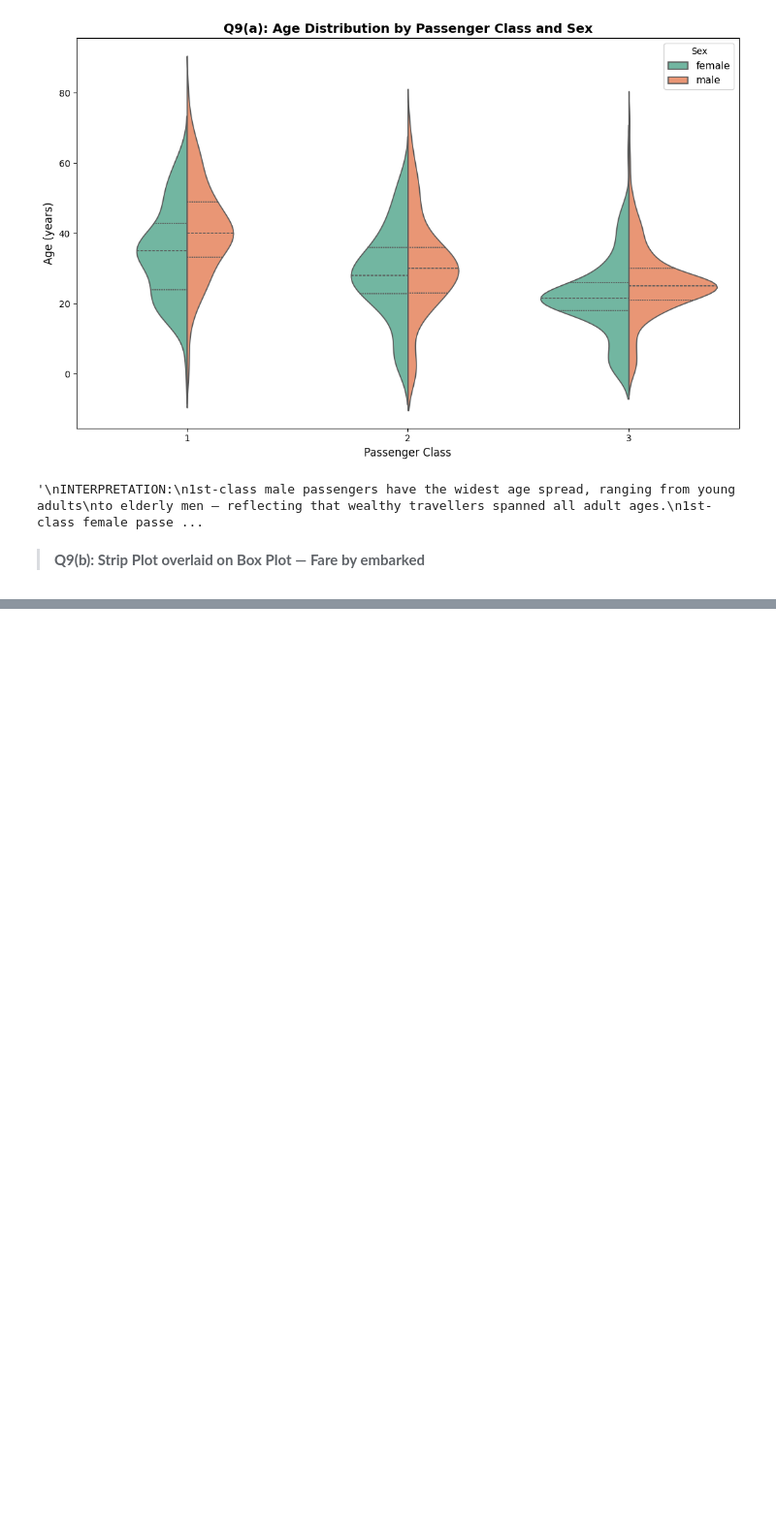
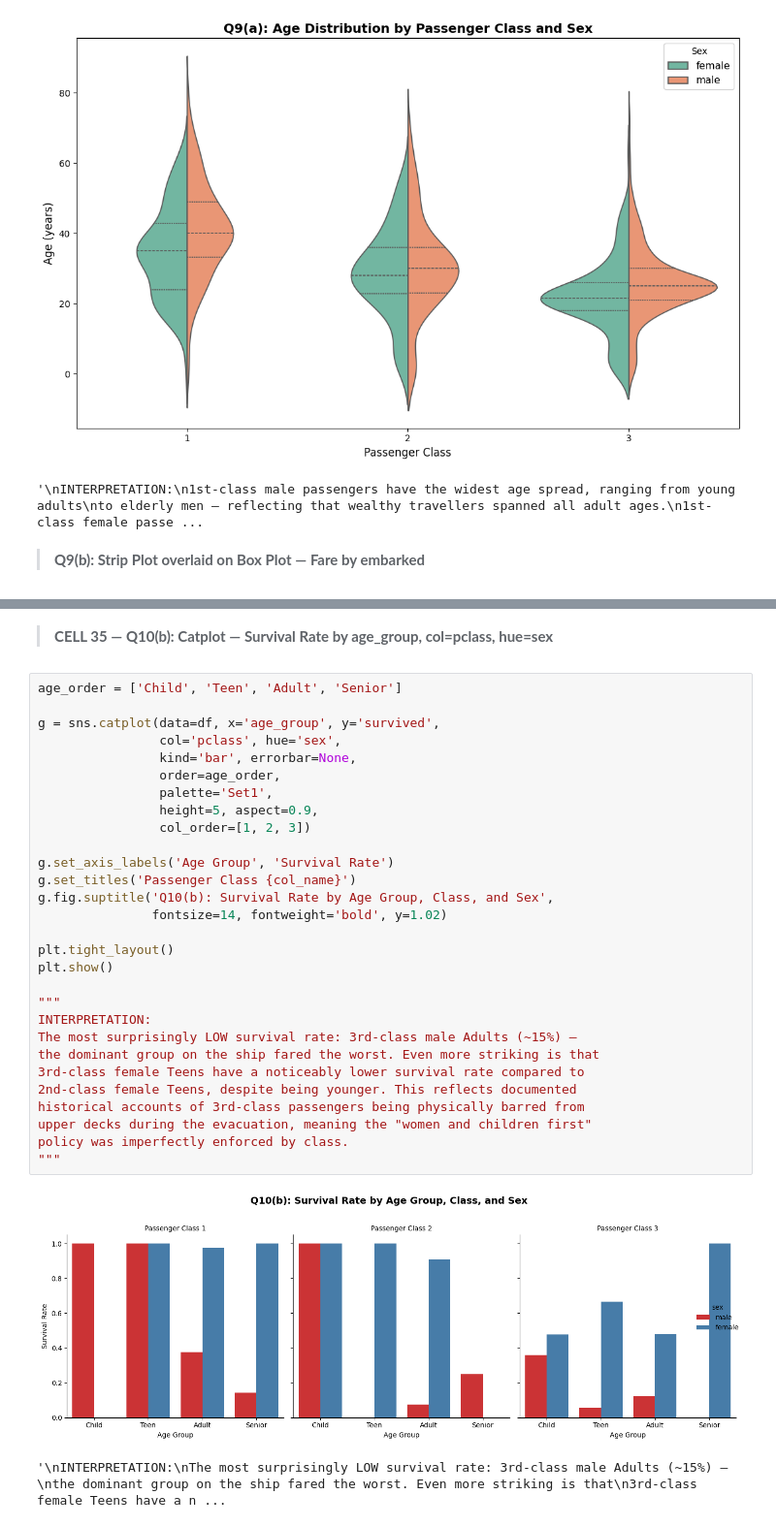
Before and after one commit to MuhammadAhmad1078/Titanic-Dataset-Exploratory-Analysis, a Jupyter notebook: 22F-8814-A2-Dataviz.ipynb, the cells around one changed output, grey strips where cells are left out. Shown at 97% size. Drawn from its saved outputs; the diff is of its cells as text; blank space fills up the shorter version.

```diff
--- a/22F-8814-A2-Dataviz.ipynb
+++ b/22F-8814-A2-Dataviz.ipynb
@@ -953,0 +1016,34 @@ violin plots, visible as bulges near the bottom.
+# %% [markdown]
+> **CELL 35 — Q10(b): Catplot — Survival Rate by age_group, col=pclass, hue=sex**
+# %%
+age_order = ['Child', 'Teen', 'Adult', 'Senior']
+
+g = sns.catplot(data=df, x='age_group', y='survived',
+                col='pclass', hue='sex',
+                kind='bar', errorbar=None,
+                order=age_order,
+                palette='Set1',
+                height=5, aspect=0.9,
+                col_order=[1, 2, 3])
+
+g.set_axis_labels('Age Group', 'Survival Rate')
+g.set_titles('Passenger Class {col_name}')
+g.fig.suptitle('Q10(b): Survival Rate by Age Group, Class, and Sex',
+               fontsize=14, fontweight='bold', y=1.02)
+
+plt.tight_layout()
+plt.show()
+
+"""
+INTERPRETATION:
+The most surprisingly LOW survival rate: 3rd-class male Adults (~15%) —
+the dominant group on the ship fared the worst. Even more striking is that
+3rd-class female Teens have a noticeably lower survival rate compared to
+2nd-class female Teens, despite being younger. This reflects documented
+historical accounts of 3rd-class passengers being physically barred from
+upper decks during the evacuation, meaning the "women and children first"
+policy was imperfectly enforced by class.
+"""
+# %% [output]
+[figure, added]
+'\nINTERPRETATION:\nThe most surprisingly LOW survival rate: 3rd-class male Adults (~15%) —\nthe dominant group on the ship fared the worst. Even more striking is that\n3rd-class female Teens have a n ...
```
Also changed, not shown: parts of 3 cells of this notebook.
